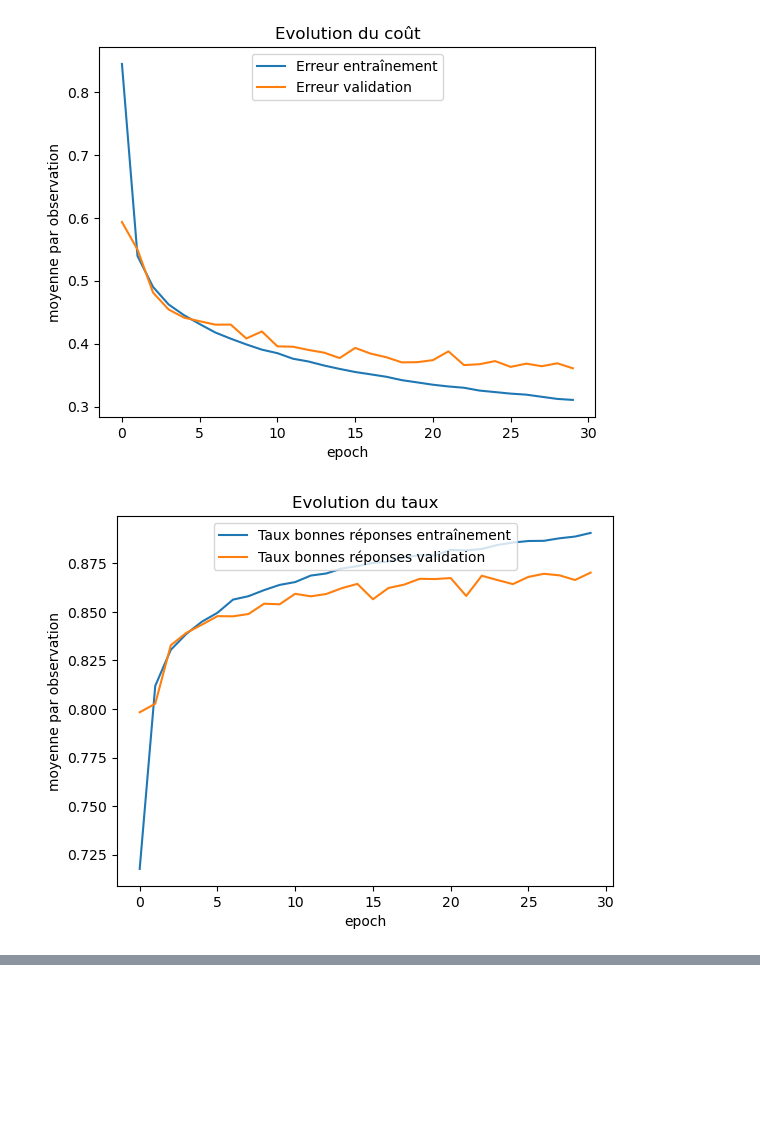
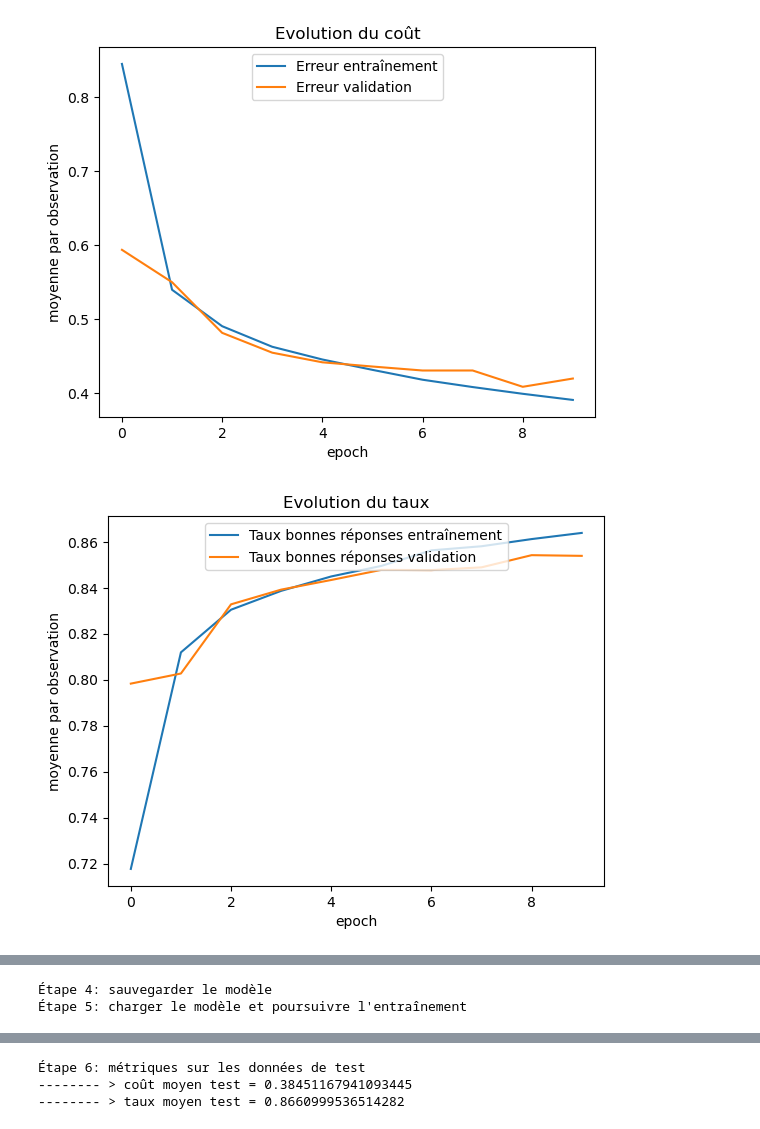
Before and after one commit to RobertGodin/CodePython, a Jupyter notebook: Notebooks/PyTorchFashionMNISTSeqMetValidFonctionEntrainer.ipynb, the cells around one changed output, grey strips where cells are left out. Drawn from its saved outputs; the diff is of its cells as text; code cells hidden in the pictures; blank space fills up the shorter version.

```diff
--- a/Notebooks/PyTorchFashionMNISTSeqMetValidFonctionEntrainer.ipynb
+++ b/Notebooks/PyTorchFashionMNISTSeqMetValidFonctionEntrainer.ipynb
@@ -2,7 +2,7 @@
 %matplotlib inline
 # -*- coding: utf-8 -*-
 """
-Exemple simple de MNIST avec PyTorch
+Exercice: FashionMNIST avec PyTorch
 Exemple avec nn.Sequential et F.cross_entropy
 Production de métriques avec graphes
 Fonction entrainer
@@ -36,7 +36,6 @@ import torchvision.transforms as transforms
 #Chargement des données
 ds = torchvision.datasets.FashionMNIST(root = "./data", train = True, download = True, transform = transforms.ToTensor())
 ds_ent, ds_valid = torch.utils.data.random_split(ds, [50000, 10000])
-ds_test = torchvision.datasets.MNIST(root = "./data", train = False, download = True, transform = transforms.ToTensor())
 ds_test = torchvision.datasets.FashionMNIST(root = "./data", train = False, download = True, transform = transforms.ToTensor())
 
 #Création du DataLoader avec le dataset
@@ -107,5 +106,36 @@ def entrainer(modele, dl_ent, dl_valid, optimiseur, nb_epochs=10):
     plt.legend(loc='upper center')
     plt.show()
 
-entrainer(modele, dl_ent, dl_valid, optimiseur, nb_epochs=30)
+print("Étape 1: 10 epochs")
+entrainer(modele, dl_ent, dl_valid, optimiseur, nb_epochs=10)
+
+print("Étape 2: 30 epochs")
+entrainer(modele, dl_ent, dl_valid, optimiseur, nb_epochs=10)
+
+print("Étape 3: réduire le taux d'apprentissage à 0.005 pour 10 epochs")
+optimiseur = optim.SGD(modele.parameters(), lr=0.005)
+entrainer(modele, dl_ent, dl_valid, optimiseur, nb_epochs=10)
+
+print("Étape 4: sauvegarder le modèle")
+CHEMIN = './FashionMNISTSimple10.pth'
+torch.save(modele.state_dict(), CHEMIN)
+
+print("Étape 5: charger le modèle et poursuivre l'entraînement")
+modele.load_state_dict(torch.load(CHEMIN))
+entrainer(modele, dl_ent, dl_valid, optimiseur, nb_epochs=10)
+
+print("Étape 6: métriques sur les données de test")
+# Chargement des données de test FashionMNIST
+
+ds_test = torchvision.datasets.FashionMNIST(root='./data', train=False, download=True, transform = transforms.ToTensor())
+from torch.utils.data import DataLoader
+dl_test = DataLoader(ds_test, batch_size=100)
+
+with torch.no_grad():
+    cout_test = sum(fonction_cout(modele(lot_test_X), lot_test_Y) for lot_test_X, lot_test_Y in dl_test)
+    taux_bons_test = sum(taux_bonnes_predictions(modele(lot_test_X), lot_test_Y) for lot_test_X, lot_test_Y in dl_test)
+cout_moyen_test = cout_test/len(dl_test)
+taux_moyen_test = taux_bons_test/len(dl_test)
+print(f'-------- > coût moyen test = {cout_moyen_test}')
+print(f'-------- > taux moyen test = {taux_moyen_test}')
 # %% [output]
@@ -129,2 +159,2 @@ entrainer(modele, dl_ent, dl_valid, optimiseur, nb_epochs=30)
-[figure, old version]
+[figure, new version]
-[figure, old version]
+[figure, new version]
@@ -130,0 +199,2 @@ entrainer(modele, dl_ent, dl_valid, optimiseur, nb_epochs=30)
+Étape 4: sauvegarder le modèle
+Étape 5: charger le modèle et poursuivre l'entraînement
@@ -131,3 +220,6 @@ entrainer(modele, dl_ent, dl_valid, optimiseur, nb_epochs=30)
+Étape 6: métriques sur les données de test
+-------- > coût moyen test = 0.38451167941093445
+-------- > taux moyen test = 0.8660999536514282
 # %%
 entrainer(modele, dl_ent, dl_valid, optimiseur, nb_epochs=10)
 # %% [output]
```
Also changed, not shown: parts of 4 cells of this notebook, 12 other files.
